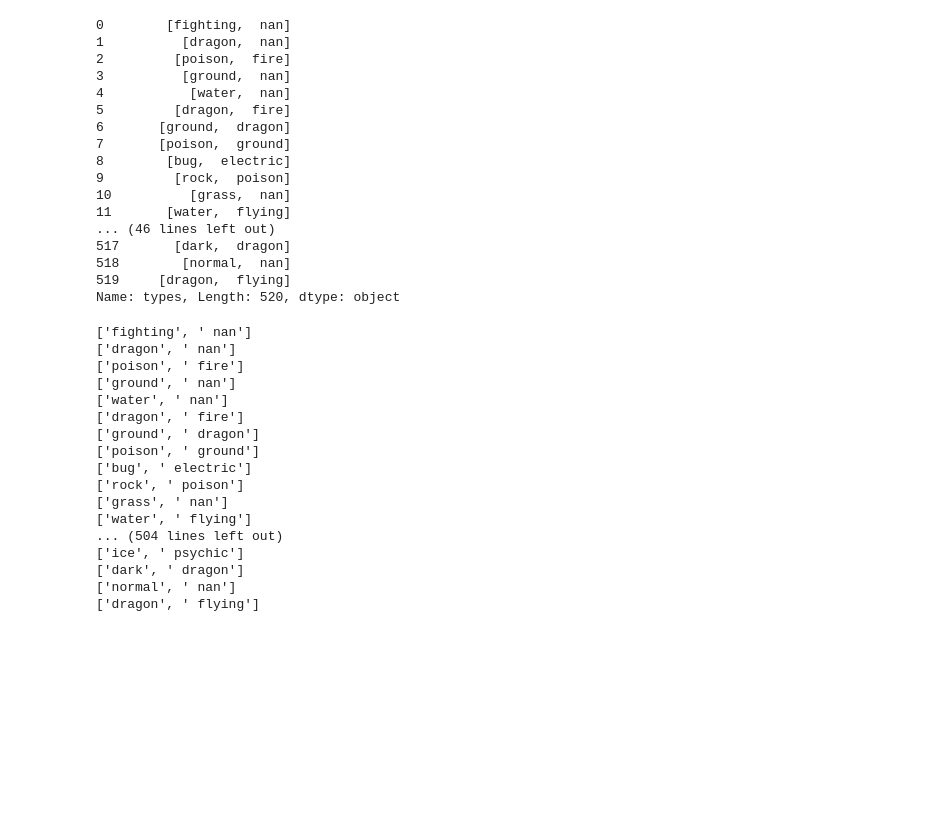
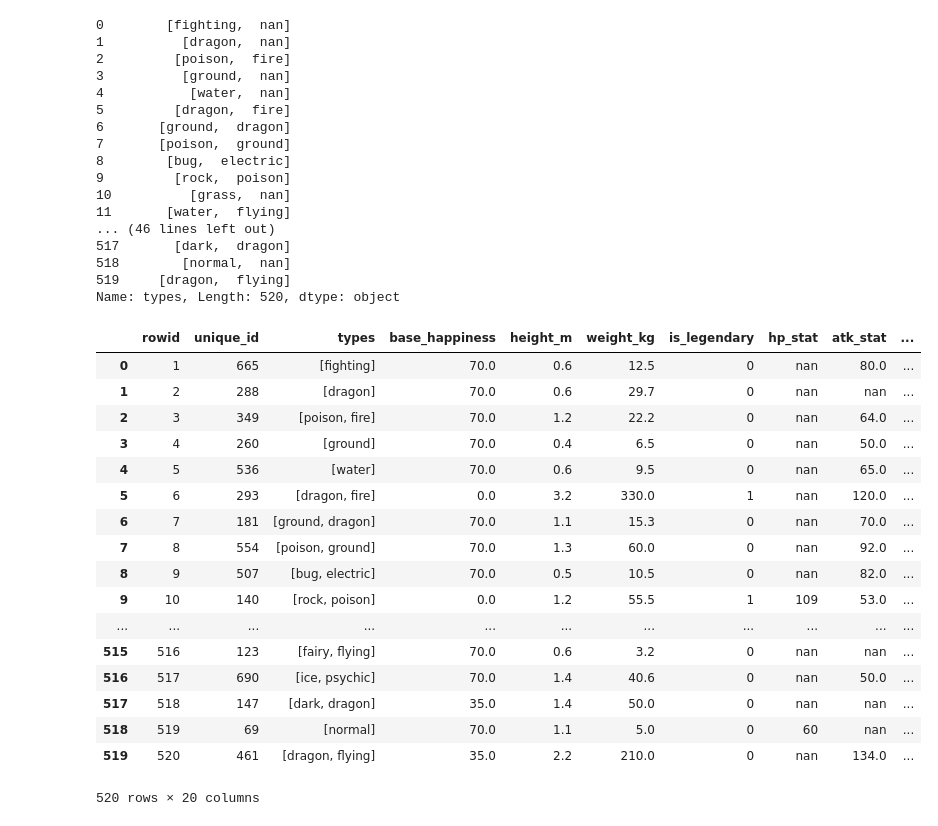
Before and after one commit to csun-data-science-bootcamp-19/TeamNomad, a Jupyter notebook: data_cleaning.ipynb, the cells around one changed output. Saved outputs shown, nothing was run; the diff lists cells and outputs as text; code cells hidden in the pictures; blank space fills up the shorter version.

```diff
--- a/data_cleaning.ipynb
+++ b/data_cleaning.ipynb
@@ -373,27 +373,32 @@ df["types"]
 519     [dragon,  flying]
 Name: types, Length: 520, dtype: object
 # %%
-new_tpes=[]
+types_v2=[]
 for row in df["types"]:
-    #row_ = row.remove(" nan")
-    print(row)
-    #row_len = len(row_)
-    #new_tpes.append(row_len)
+    if " nan" in row:
+        row = row.remove(" nan")
+    row_len = len(row)
+    types_v2.append(row_len)
-# %% [output]
-['fighting', ' nan']
-['dragon', ' nan']
-['poison', ' fire']
-['ground', ' nan']
-['water', ' nan']
-['dragon', ' fire']
-['ground', ' dragon']
-['poison', ' ground']
-['bug', ' electric']
-['rock', ' poison']
-['grass', ' nan']
-['water', ' flying']
-... (504 lines left out)
-['ice', ' psychic']
-['dark', ' dragon']
-['normal', ' nan']
-['dragon', ' flying']
+# %%
+df["NumTypes"] = types_v2
+# %%
+df
+# %% [output]
+|  | rowid | unique_id | types | base_happiness | height_m | weight_kg | is_legendary | hp_stat | atk_stat | ... |
+| 0 | 1 | 665 | [fighting] | 70.0 | 0.6 | 12.5 | 0 | nan | 80.0 | ... |
+| 1 | 2 | 288 | [dragon] | 70.0 | 0.6 | 29.7 | 0 | nan | nan | ... |
+| 2 | 3 | 349 | [poison, fire] | 70.0 | 1.2 | 22.2 | 0 | nan | 64.0 | ... |
+| 3 | 4 | 260 | [ground] | 70.0 | 0.4 | 6.5 | 0 | nan | 50.0 | ... |
+| 4 | 5 | 536 | [water] | 70.0 | 0.6 | 9.5 | 0 | nan | 65.0 | ... |
+| 5 | 6 | 293 | [dragon, fire] | 0.0 | 3.2 | 330.0 | 1 | nan | 120.0 | ... |
+| 6 | 7 | 181 | [ground, dragon] | 70.0 | 1.1 | 15.3 | 0 | nan | 70.0 | ... |
+| 7 | 8 | 554 | [poison, ground] | 70.0 | 1.3 | 60.0 | 0 | nan | 92.0 | ... |
+| 8 | 9 | 507 | [bug, electric] | 70.0 | 0.5 | 10.5 | 0 | nan | 82.0 | ... |
+| 9 | 10 | 140 | [rock, poison] | 0.0 | 1.2 | 55.5 | 1 | 109 | 53.0 | ... |
+| ... | ... | ... | ... | ... | ... | ... | ... | ... | ... | ... |
+| 515 | 516 | 123 | [fairy, flying] | 70.0 | 0.6 | 3.2 | 0 | nan | nan | ... |
+| 516 | 517 | 690 | [ice, psychic] | 70.0 | 1.4 | 40.6 | 0 | nan | 50.0 | ... |
+| 517 | 518 | 147 | [dark, dragon] | 35.0 | 1.4 | 50.0 | 0 | nan | nan | ... |
+| 518 | 519 | 69 | [normal] | 70.0 | 1.1 | 5.0 | 0 | 60 | nan | ... |
+| 519 | 520 | 461 | [dragon, flying] | 35.0 | 2.2 | 210.0 | 0 | nan | 134.0 | ... |
+520 rows × 20 columns
```
